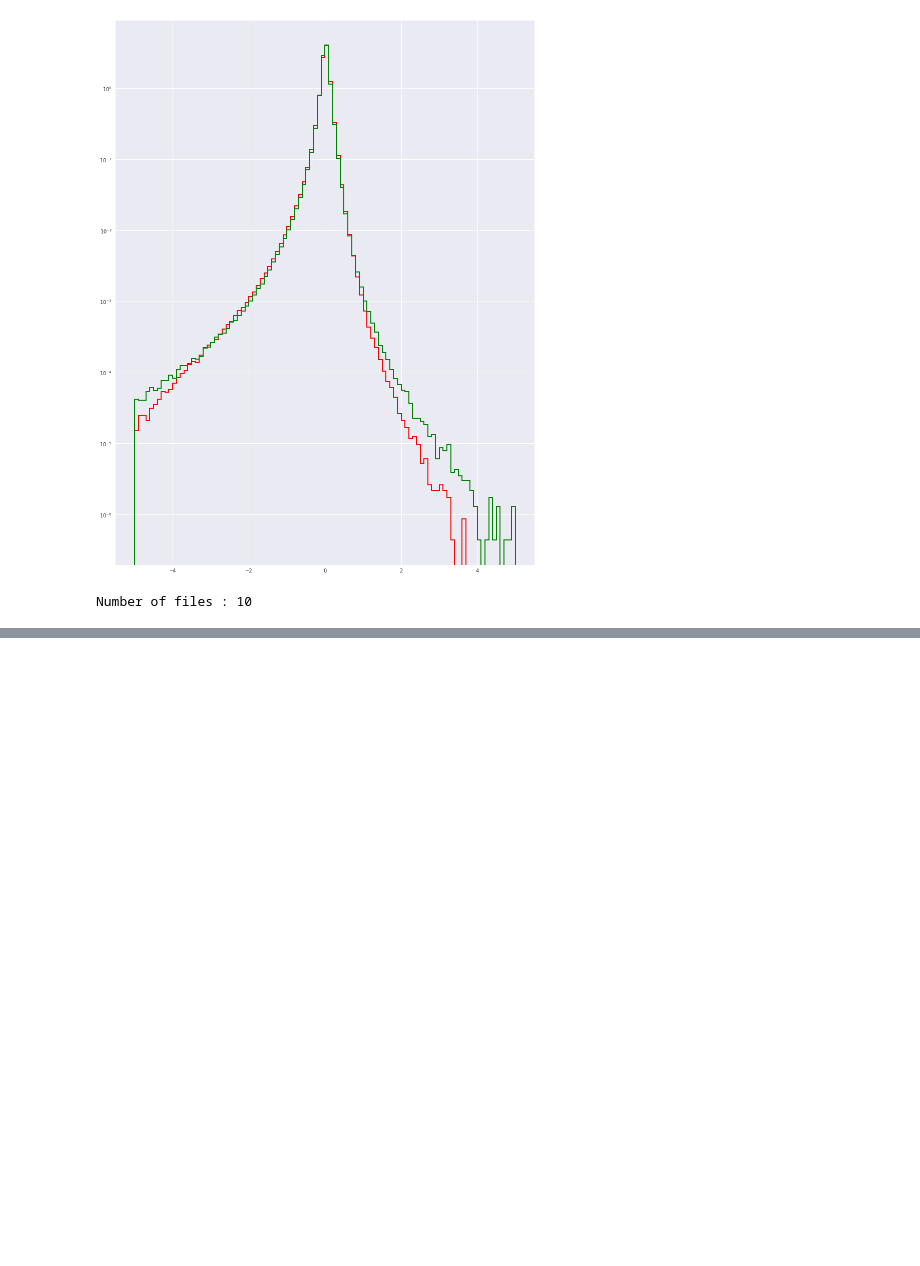
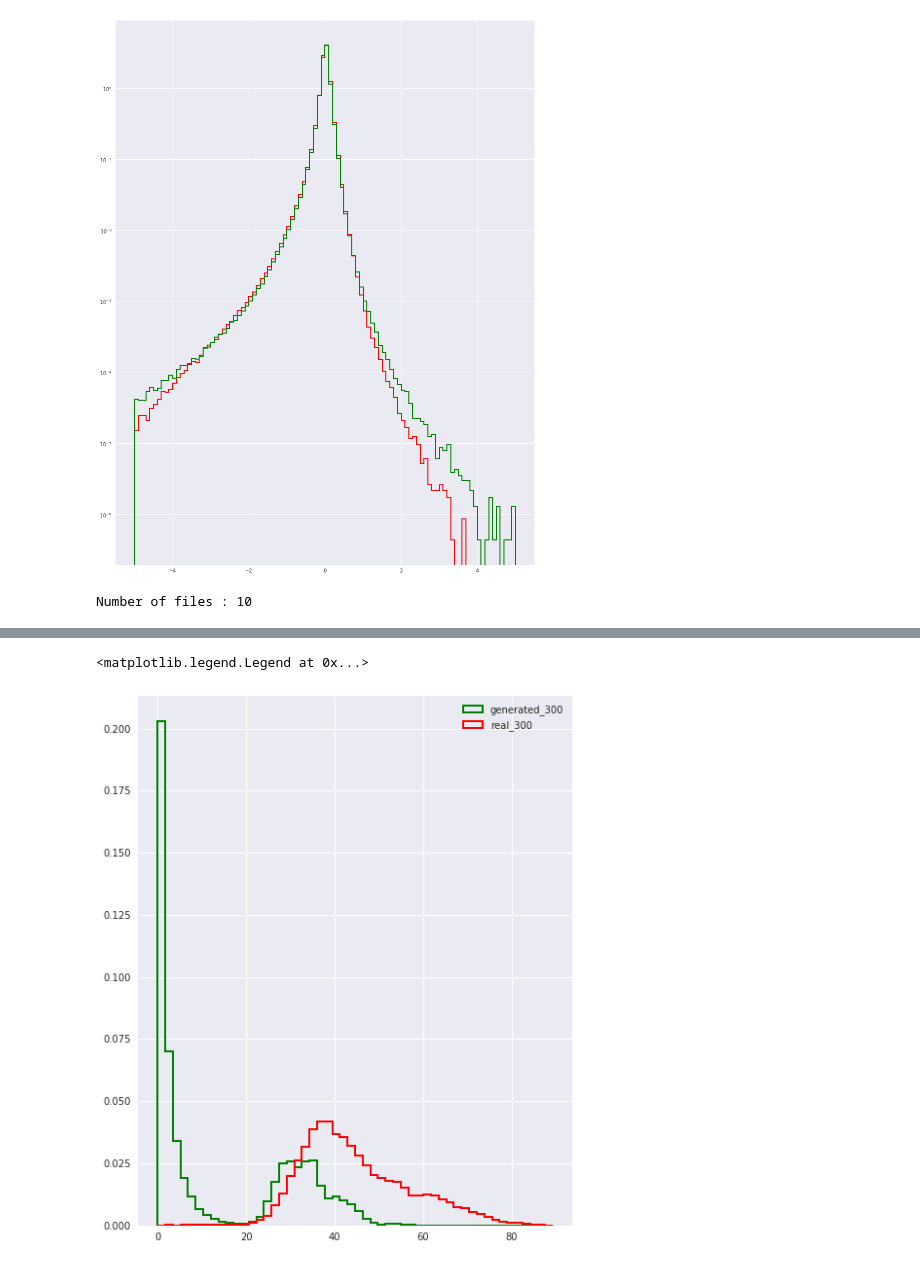
Before and after one commit to rishabh135/climate_stylegan, a Jupyter notebook: jupyter_notebooks/metrics_climate_data.ipynb, the cells around one changed output, grey strips where cells are left out. Cells and saved outputs as stored; diff of their text form; code cells hidden in the pictures; blank space fills up the shorter version.

```diff
--- a/jupyter_notebooks/metrics_climate_data.ipynb
+++ b/jupyter_notebooks/metrics_climate_data.ipynb
@@ -248,0 +300,33 @@ Number of files : 10
+# %%
+%time
+# Plotting l2 over images to measure mode collapse
+
+from sklearn.metrics.pairwise import euclidean_distances
+
+def calculateDistance(i1, i2):
+    return np.mean((i1-i2)**2)
+
+
+# np.random.shuffle(generated_image_path)
+# np.random.shuffle(real_image_path)
+
+
+generated_image = final_array[:300]
+
+
+l2_generated = []
+for i, img in tqdm(enumerate(generated_image)):
+    foo = [calculateDistance(img,j) for j in generated_image[i+1:]]
+    l2_generated.append(foo)
+
+fake_distances = [j for i in l2_generated for j in i]
+
+
+
+real_image = normalized_original_data[:300]
+l2_real = []
+for i, img in tqdm(enumerate(real_image)):
+    foo = [calculateDistance(img,j) for j in real_image[i+1:]]
+    l2_real.append(foo)
+
+real_distances = [j for i in l2_real for j in i]
@@ -248,0 +336,11 @@ Number of files : 10
+# %%
+
+
+plt.hist([real_distances,  fake_distances ], color=['r',  'g'], bins='fd', linewidth=2 ,histtype='step', label=["real_300",  "generated_300"], density=True)
+# plt.yscale("log")
+# plt.gca().invert_yaxis()
+plt.legend(loc='best')
+# plt.savefig("l2_distance_plots_to_quantify_mode_collapse.png", dpi=200)
+# %% [output]
+<matplotlib.legend.Legend at 0x...>
+[figure, added]
```
Also changed, not shown: parts of 6 cells of this notebook, 3 other files.
